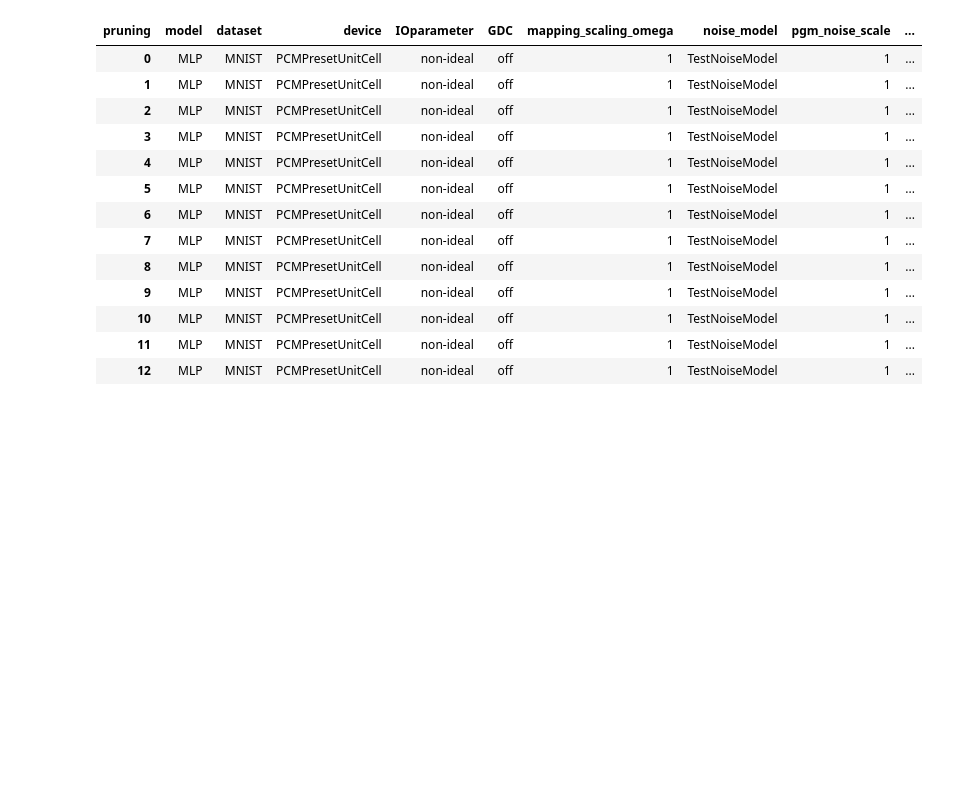
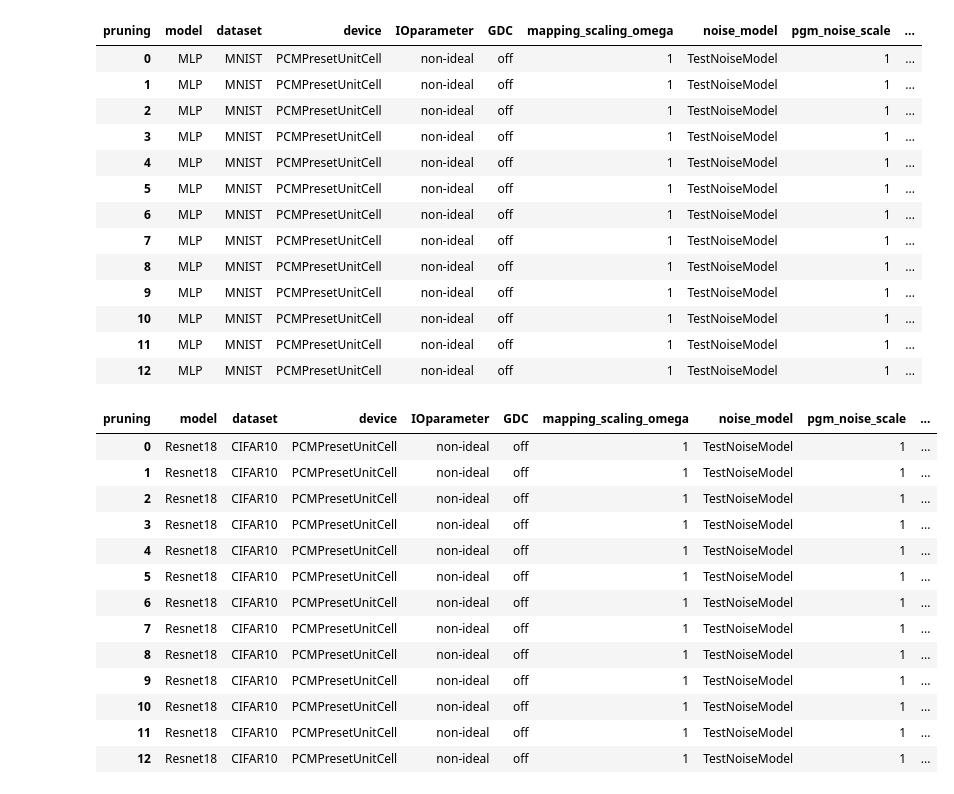
Before and after one commit to PRAM-weight-biasing/PRAM-weight-biasing, a Jupyter notebook: z_data_processing/241025_p_percent.ipynb, the cells around one changed output. Cells and saved outputs as stored; diff of their text form; code cells hidden in the pictures; blank space fills up the shorter version.

Commit message:
test data update

```diff
--- a/z_data_processing/241025_p_percent.ipynb
+++ b/z_data_processing/241025_p_percent.ipynb
@@ -174,0 +183,17 @@ df_pivot_001
+# %%
+df_r_pivot_log
+# %% [output]
+| pruning | model | dataset | device | IOparameter | GDC | mapping_scaling_omega | noise_model | pgm_noise_scale | ... |
+| 0 | Resnet18 | CIFAR10 | PCMPresetUnitCell | non-ideal | off | 1 | TestNoiseModel | 1 | ... |
+| 1 | Resnet18 | CIFAR10 | PCMPresetUnitCell | non-ideal | off | 1 | TestNoiseModel | 1 | ... |
+| 2 | Resnet18 | CIFAR10 | PCMPresetUnitCell | non-ideal | off | 1 | TestNoiseModel | 1 | ... |
+| 3 | Resnet18 | CIFAR10 | PCMPresetUnitCell | non-ideal | off | 1 | TestNoiseModel | 1 | ... |
+| 4 | Resnet18 | CIFAR10 | PCMPresetUnitCell | non-ideal | off | 1 | TestNoiseModel | 1 | ... |
+| 5 | Resnet18 | CIFAR10 | PCMPresetUnitCell | non-ideal | off | 1 | TestNoiseModel | 1 | ... |
+| 6 | Resnet18 | CIFAR10 | PCMPresetUnitCell | non-ideal | off | 1 | TestNoiseModel | 1 | ... |
+| 7 | Resnet18 | CIFAR10 | PCMPresetUnitCell | non-ideal | off | 1 | TestNoiseModel | 1 | ... |
+| 8 | Resnet18 | CIFAR10 | PCMPresetUnitCell | non-ideal | off | 1 | TestNoiseModel | 1 | ... |
+| 9 | Resnet18 | CIFAR10 | PCMPresetUnitCell | non-ideal | off | 1 | TestNoiseModel | 1 | ... |
+| 10 | Resnet18 | CIFAR10 | PCMPresetUnitCell | non-ideal | off | 1 | TestNoiseModel | 1 | ... |
+| 11 | Resnet18 | CIFAR10 | PCMPresetUnitCell | non-ideal | off | 1 | TestNoiseModel | 1 | ... |
+| 12 | Resnet18 | CIFAR10 | PCMPresetUnitCell | non-ideal | off | 1 | TestNoiseModel | 1 | ... |
```
Also changed, not shown: parts of 11 cells of this notebook, 2 other files.
